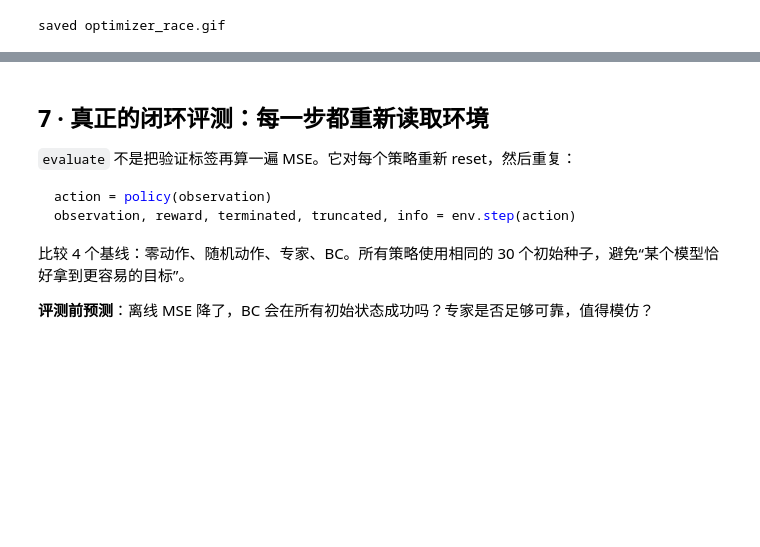
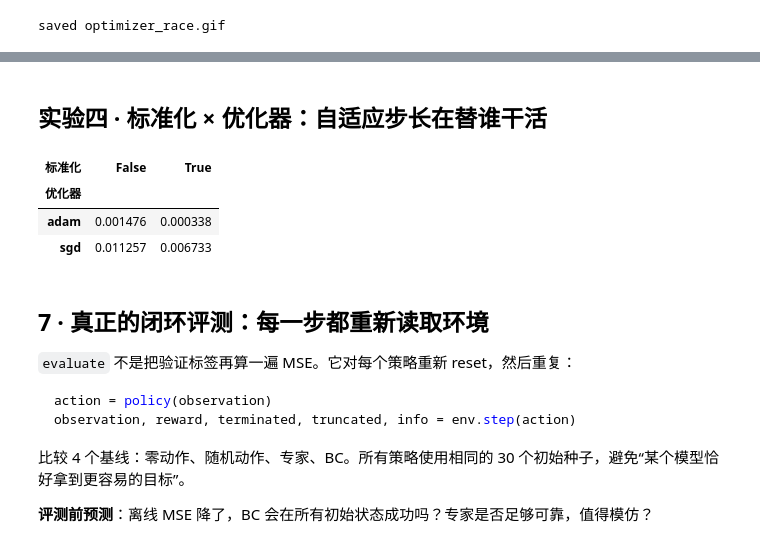
Before and after one commit to wyd1582/robotics2026, a Jupyter notebook: robot_learning_loops/notebooks/01_机械臂模仿学习.ipynb, the cells around one changed output, grey strips where cells are left out. Saved outputs shown, nothing was run; the diff lists cells and outputs as text; code cells hidden in the pictures; blank space fills up the shorter version.

```diff
--- a/robot_learning_loops/notebooks/01_机械臂模仿学习.ipynb
+++ b/robot_learning_loops/notebooks/01_机械臂模仿学习.ipynb
@@ -500,3 +665,36 @@ saved optimizer_race.gif
+# %% [markdown]
+## 实验四 · 标准化 × 优化器：自适应步长在替谁干活
+# %%
+def train_variant(standardize, opt_factory, updates=1000):
+    if standardize:
+        model = Actor(train["obs"].mean(0), np.maximum(train["obs"].std(0), .01),
+                      train["expert_action"].mean(0), np.maximum(train["expert_action"].std(0), .01))
+    else:  # 均值 0、方差 1 = 关掉输入标准化，模型直接吃原始尺度
+        model = Actor(np.zeros_like(train["obs"].mean(0)), np.ones_like(train["obs"].std(0)),
+                      train["expert_action"].mean(0), np.maximum(train["expert_action"].std(0), .01))
+    x = torch.tensor(train["obs"], dtype=torch.float32)
+    y = torch.tensor(train["expert_action"], dtype=torch.float32)
+    opt = opt_factory(model.parameters()); rng = np.random.default_rng(SEED)
+    for step in range(updates):
+        idx = torch.as_tensor(rng.integers(0, len(x), size=256))
+        loss = ((model.standardized(x[idx]) - (y[idx] - model.a_mean) / model.a_std) ** 2).mean()
+        opt.zero_grad(set_to_none=True); loss.backward()
+        torch.nn.utils.clip_grad_norm_(model.parameters(), 5.); opt.step()
+    with torch.inference_mode():
+        return ((model(torch.tensor(val["obs"], dtype=torch.float32))
+                 - torch.tensor(val["expert_action"], dtype=torch.float32))**2).mean().item()
+
+grid = {(std, name): train_variant(std, fac)
+        for std in [True, False]
+        for name, fac in {"sgd": lambda p: torch.optim.SGD(p, lr=1e-2),
+                          "adam": lambda p: torch.optim.Adam(p, lr=1e-3)}.items()}
+result = pd.DataFrame([{"标准化": s, "优化器": n, "val_mse": v} for (s, n), v in grid.items()])
+display(result.pivot(index="优化器", columns="标准化", values="val_mse"))
+# %% [output]
+| 标准化 | False | True |
+| 优化器 |  |  |
+| adam | 0.001476 | 0.000338 |
+| sgd | 0.011257 | 0.006733 |
 # %% [markdown]
 ## 7 · 真正的闭环评测：每一步都重新读取环境
 
```
Also changed, not shown: parts of 6 cells of this notebook, 3 other files.
